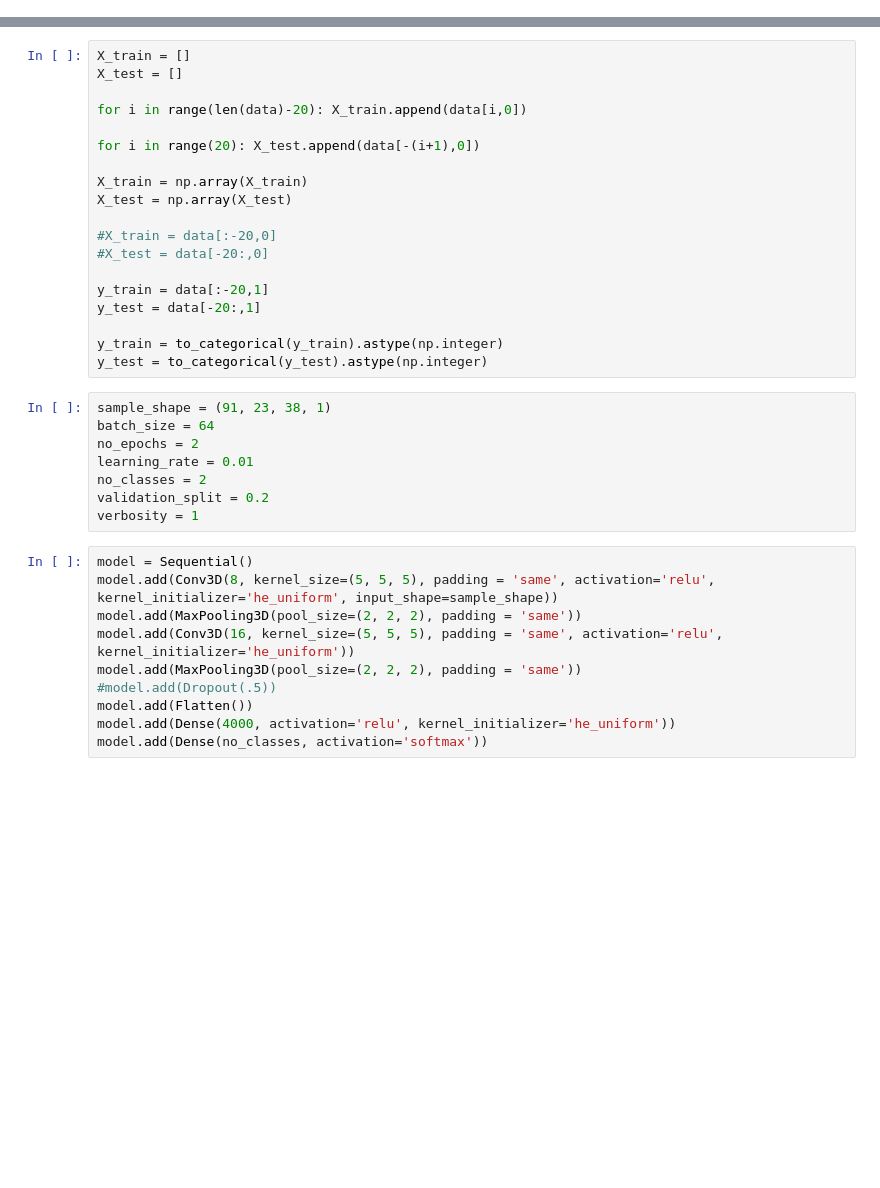
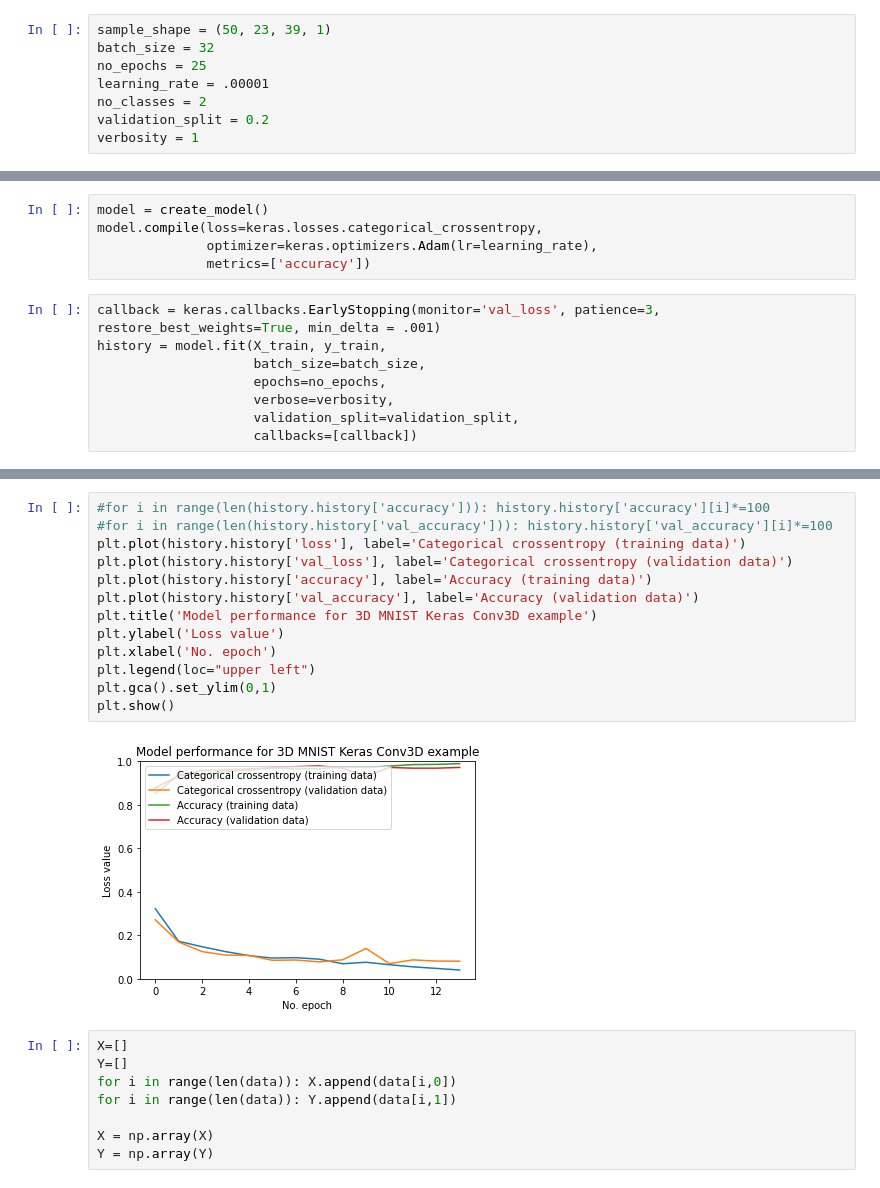
Before and after one commit to govindramesh/PD-3DCNN, a Jupyter notebook: 3D-CNN Model.ipynb, the cells around one changed output, grey strips where cells are left out. Drawn from its saved outputs; the diff is of its cells as text; blank space fills up the shorter version.

```diff
--- a/3D-CNN Model.ipynb
+++ b/3D-CNN Model.ipynb
@@ -26,0 +119,8 @@ np.random.shuffle(data)
+# %%
+sample_shape = (50, 23, 39, 1)
+batch_size = 32
+no_epochs = 25
+learning_rate = .00001
+no_classes = 2
+validation_split = 0.2
+verbosity = 1
@@ -26,0 +149,13 @@ np.random.shuffle(data)
+# %%
+model = create_model()
+model.compile(loss=keras.losses.categorical_crossentropy,
+              optimizer=keras.optimizers.Adam(lr=learning_rate),
+              metrics=['accuracy'])
+# %%
+callback = keras.callbacks.EarlyStopping(monitor='val_loss', patience=3, restore_best_weights=True, min_delta = .001)
+history = model.fit(X_train, y_train,
+                    batch_size=batch_size,
+                    epochs=no_epochs,
+                    verbose=verbosity,
+                    validation_split=validation_split,
+                    callbacks=[callback])
@@ -27,37 +196,23 @@ np.random.shuffle(data)
+# %%
+#for i in range(len(history.history['accuracy'])): history.history['accuracy'][i]*=100
+#for i in range(len(history.history['val_accuracy'])): history.history['val_accuracy'][i]*=100
+plt.plot(history.history['loss'], label='Categorical crossentropy (training data)')
+plt.plot(history.history['val_loss'], label='Categorical crossentropy (validation data)')
+plt.plot(history.history['accuracy'], label='Accuracy (training data)')
+plt.plot(history.history['val_accuracy'], label='Accuracy (validation data)')
+plt.title('Model performance for 3D MNIST Keras Conv3D example')
+plt.ylabel('Loss value')
+plt.xlabel('No. epoch')
+plt.legend(loc="upper left")
+plt.gca().set_ylim(0,1)
+plt.show()
+# %% [output]
+[figure, added]
 # %%
-X_train = []
-X_test = []
+X=[]
+Y=[]
+for i in range(len(data)): X.append(data[i,0])
+for i in range(len(data)): Y.append(data[i,1])
 
-for i in range(len(data)-20): X_train.append(data[i,0])
-
-for i in range(20): X_test.append(data[-(i+1),0])
-
-X_train = np.array(X_train)
-X_test = np.array(X_test)
-
-#X_train = data[:-20,0]
-#X_test = data[-20:,0]
-
-y_train = data[:-20,1]
-y_test = data[-20:,1]
-
-y_train = to_categorical(y_train).astype(np.integer)
-y_test = to_categorical(y_test).astype(np.integer)
+X = np.array(X)
+Y = np.array(Y)
-# %%
-sample_shape = (91, 23, 38, 1)
-batch_size = 64
-no_epochs = 2
-learning_rate = 0.01
-no_classes = 2
-validation_split = 0.2
-verbosity = 1
-# %%
-model = Sequential()
-model.add(Conv3D(8, kernel_size=(5, 5, 5), padding = 'same', activation='relu', kernel_initializer='he_uniform', input_shape=sample_shape))
-model.add(MaxPooling3D(pool_size=(2, 2, 2), padding = 'same'))
-model.add(Conv3D(16, kernel_size=(5, 5, 5), padding = 'same', activation='relu', kernel_initializer='he_uniform'))
-model.add(MaxPooling3D(pool_size=(2, 2, 2), padding = 'same'))
-#model.add(Dropout(.5))
-model.add(Flatten())
-model.add(Dense(4000, activation='relu', kernel_initializer='he_uniform'))
-model.add(Dense(no_classes, activation='softmax'))
```
Also changed, not shown: parts of 16 cells of this notebook.
